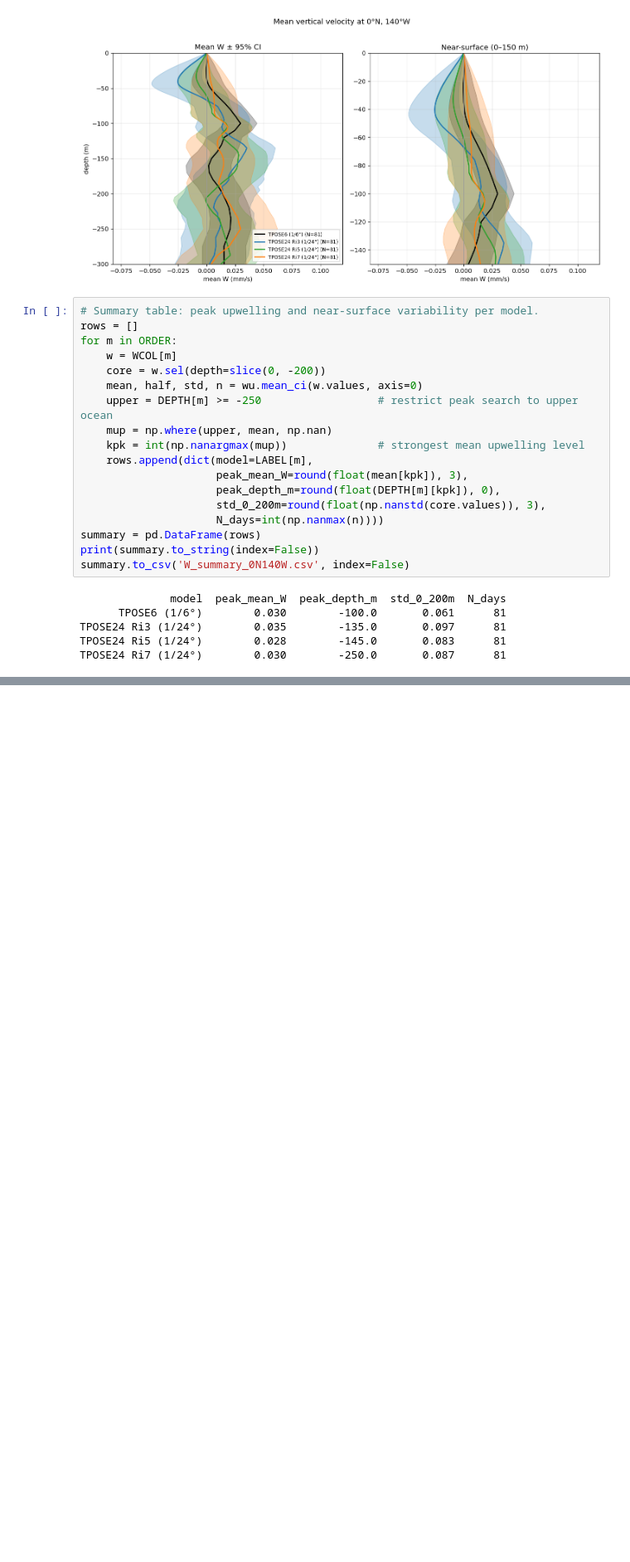
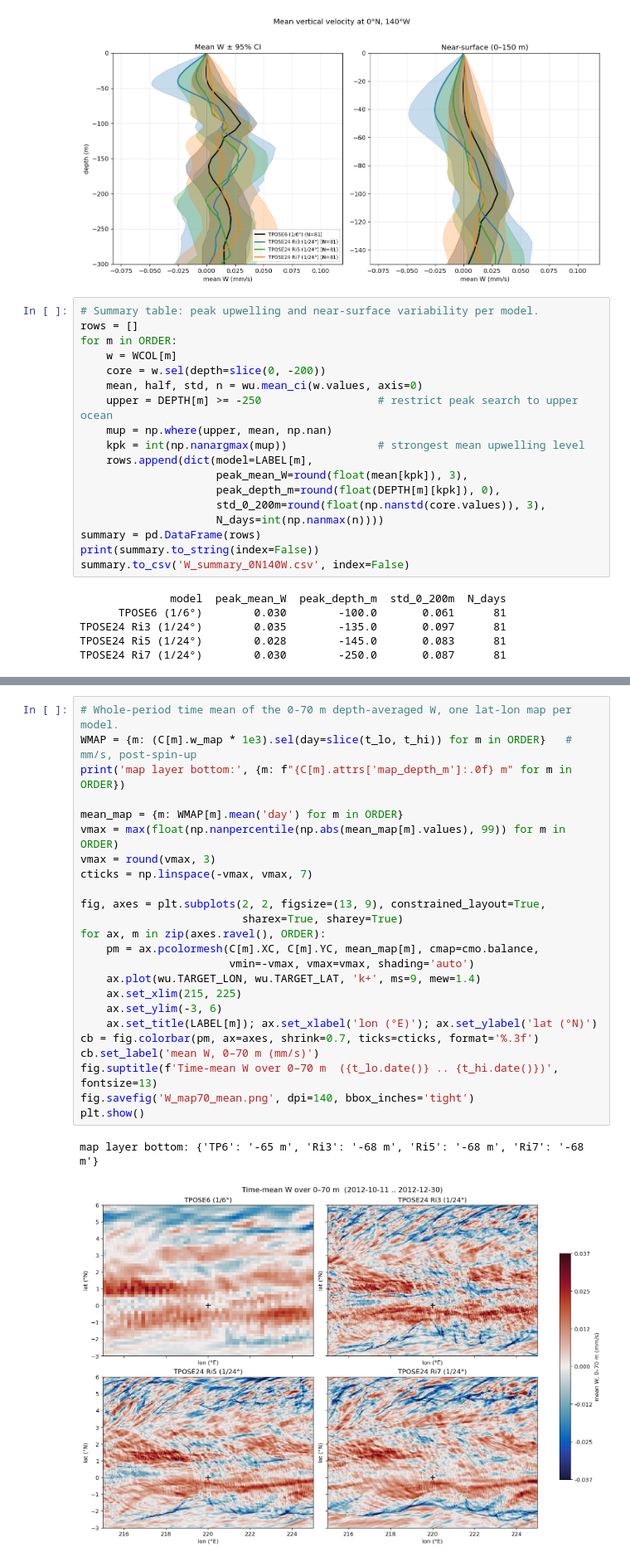
Before and after one commit to eldavenport/tpose24-validation, a Jupyter notebook: vertical_velocity/notebook_wvel_resolution.ipynb, the cells around one changed output, grey strips where cells are left out. Shown at 83% size. Cells and saved outputs as stored; diff of their text form; blank space fills up the shorter version.

```diff
--- a/vertical_velocity/notebook_wvel_resolution.ipynb
+++ b/vertical_velocity/notebook_wvel_resolution.ipynb
@@ -268,0 +295,27 @@ TPOSE24 Ri7 (1/24°)        0.030        -250.0       0.087      81
+# %%
+# Whole-period time mean of the 0-70 m depth-averaged W, one lat-lon map per model.
+WMAP = {m: (C[m].w_map * 1e3).sel(day=slice(t_lo, t_hi)) for m in ORDER}   # mm/s, post-spin-up
+print('map layer bottom:', {m: f"{C[m].attrs['map_depth_m']:.0f} m" for m in ORDER})
+
+mean_map = {m: WMAP[m].mean('day') for m in ORDER}
+vmax = max(float(np.nanpercentile(np.abs(mean_map[m].values), 99)) for m in ORDER)
+vmax = round(vmax, 3)
+cticks = np.linspace(-vmax, vmax, 7)
+
+fig, axes = plt.subplots(2, 2, figsize=(13, 9), constrained_layout=True,
+                         sharex=True, sharey=True)
+for ax, m in zip(axes.ravel(), ORDER):
+    pm = ax.pcolormesh(C[m].XC, C[m].YC, mean_map[m], cmap=cmo.balance,
+                       vmin=-vmax, vmax=vmax, shading='auto')
+    ax.plot(wu.TARGET_LON, wu.TARGET_LAT, 'k+', ms=9, mew=1.4)
+    ax.set_xlim(215, 225)
+    ax.set_ylim(-3, 6)
+    ax.set_title(LABEL[m]); ax.set_xlabel('lon (°E)'); ax.set_ylabel('lat (°N)')
+cb = fig.colorbar(pm, ax=axes, shrink=0.7, ticks=cticks, format='%.3f')
+cb.set_label('mean W, 0–70 m (mm/s)')
+fig.suptitle(f'Time-mean W over 0–70 m  ({t_lo.date()} .. {t_hi.date()})', fontsize=13)
+fig.savefig('W_map70_mean.png', dpi=140, bbox_inches='tight')
+plt.show()
+# %% [output]
+map layer bottom: {'TP6': '-65 m', 'Ri3': '-68 m', 'Ri5': '-68 m', 'Ri7': '-68 m'}
+[figure, added]
```
Also changed, not shown: parts of 6 cells of this notebook, 6 other files.
